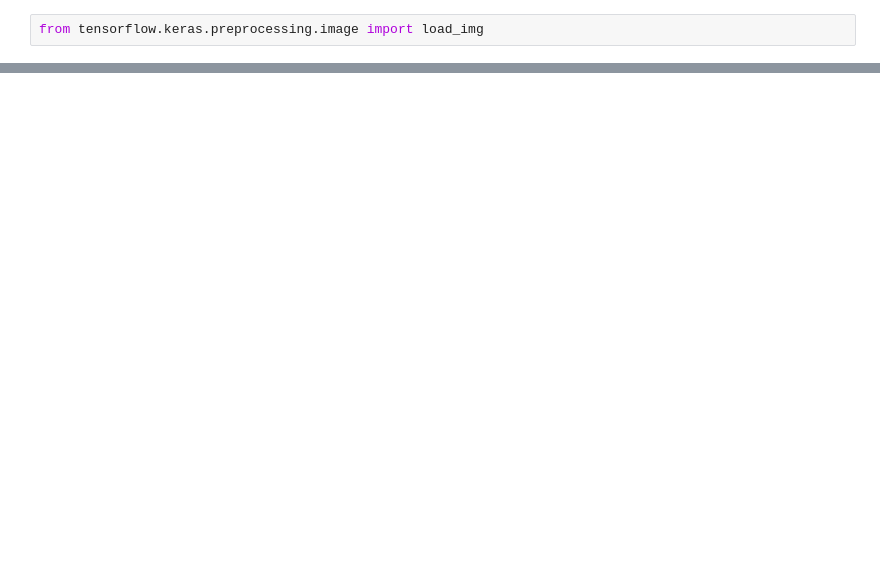
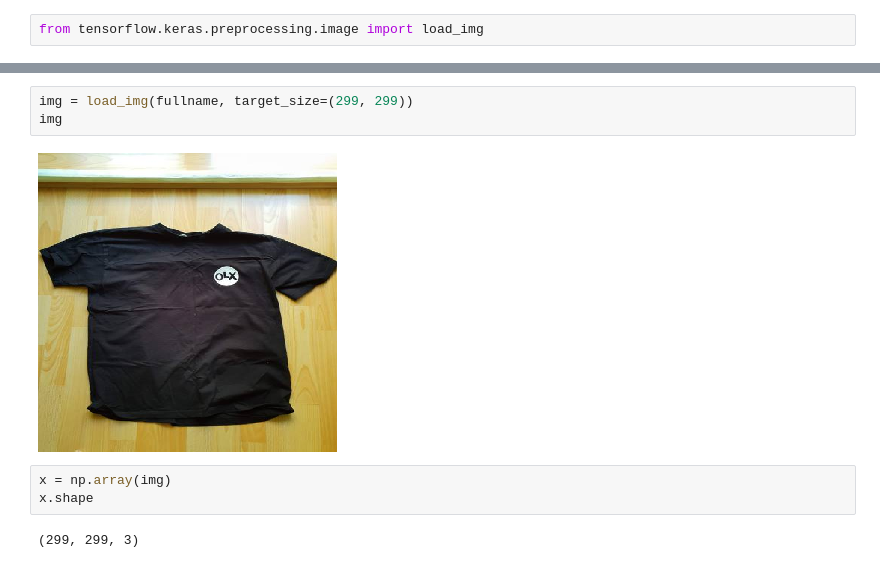
Before and after one commit to K-Princ/machine-learning-projects, a Jupyter notebook: Fashion_Classification/Fashion.ipynb, the cells around one changed output, grey strips where cells are left out. Drawn from its saved outputs; the diff is of its cells as text; blank space fills up the shorter version.

```diff
--- a/Fashion_Classification/Fashion.ipynb
+++ b/Fashion_Classification/Fashion.ipynb
@@ -15,0 +18,10 @@ FileNotFoundError: [Errno 2] No such file or directory: './clothing-dataset-smal
+# %%
+img = load_img(fullname, target_size=(299, 299))
+img
+# %% [output]
+[figure, added]
+# %%
+x = np.array(img)
+x.shape
+# %% [output]
+(299, 299, 3)
```
Also changed, not shown: parts of 9 cells of this notebook.
